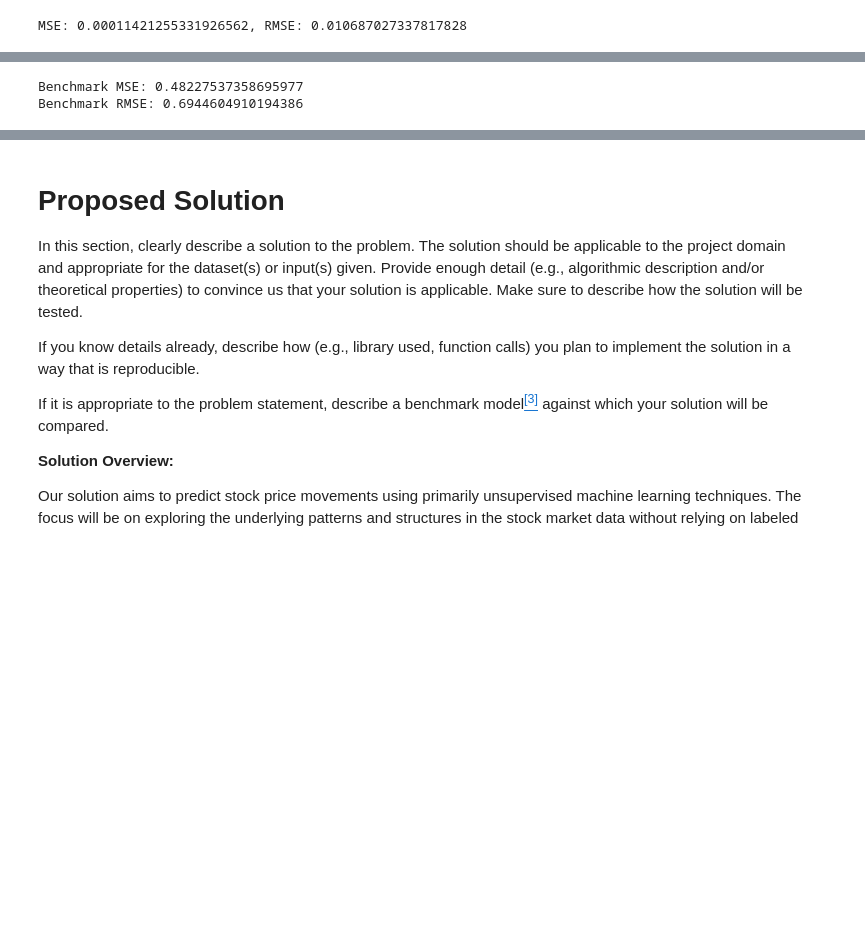
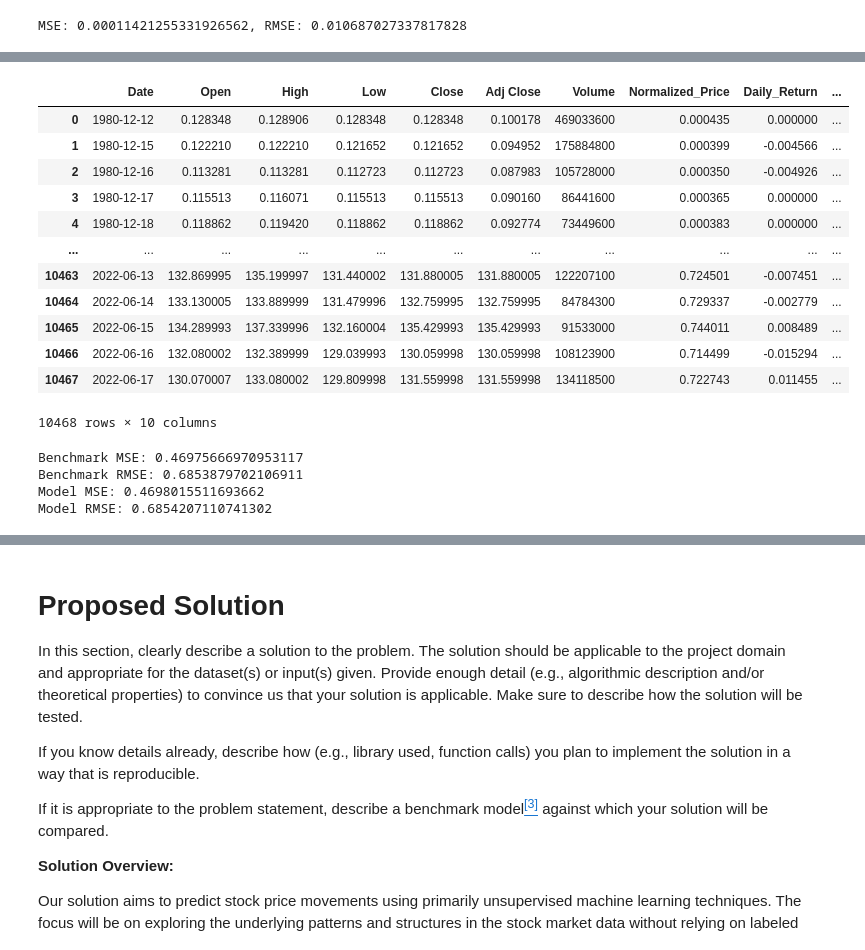
Before and after one commit to b9park/COGS118B_Group20, a Jupyter notebook: FinalProject_groupXXX.ipynb, the cells around one changed output, grey strips where cells are left out. Saved outputs shown, nothing was run; the diff lists cells and outputs as text; code cells hidden in the pictures; blank space fills up the shorter version.

```diff
--- a/FinalProject_groupXXX.ipynb
+++ b/FinalProject_groupXXX.ipynb
@@ -189,24 +174,43 @@ df
+# %%
+df['Overnight_Return'] = (df['Adj Close'] - df['Close']) / df['Close']
+df
+# %% [output]
+|  | Date | Open | High | Low | Close | Adj Close | Volume | Normalized_Price | Daily_Return | ... |
+| 0 | 1980-12-12 | 0.128348 | 0.128906 | 0.128348 | 0.128348 | 0.100178 | 469033600 | 0.000435 | 0.000000 | ... |
+| 1 | 1980-12-15 | 0.122210 | 0.122210 | 0.121652 | 0.121652 | 0.094952 | 175884800 | 0.000399 | -0.004566 | ... |
+| 2 | 1980-12-16 | 0.113281 | 0.113281 | 0.112723 | 0.112723 | 0.087983 | 105728000 | 0.000350 | -0.004926 | ... |
+| 3 | 1980-12-17 | 0.115513 | 0.116071 | 0.115513 | 0.115513 | 0.090160 | 86441600 | 0.000365 | 0.000000 | ... |
+| 4 | 1980-12-18 | 0.118862 | 0.119420 | 0.118862 | 0.118862 | 0.092774 | 73449600 | 0.000383 | 0.000000 | ... |
+| ... | ... | ... | ... | ... | ... | ... | ... | ... | ... | ... |
+| 10463 | 2022-06-13 | 132.869995 | 135.199997 | 131.440002 | 131.880005 | 131.880005 | 122207100 | 0.724501 | -0.007451 | ... |
+| 10464 | 2022-06-14 | 133.130005 | 133.889999 | 131.479996 | 132.759995 | 132.759995 | 84784300 | 0.729337 | -0.002779 | ... |
+| 10465 | 2022-06-15 | 134.289993 | 137.339996 | 132.160004 | 135.429993 | 135.429993 | 91533000 | 0.744011 | 0.008489 | ... |
+| 10466 | 2022-06-16 | 132.080002 | 132.389999 | 129.039993 | 130.059998 | 130.059998 | 108123900 | 0.714499 | -0.015294 | ... |
+| 10467 | 2022-06-17 | 130.070007 | 133.080002 | 129.809998 | 131.559998 | 131.559998 | 134118500 | 0.722743 | 0.011455 | ... |
+10468 rows × 10 columns
 # %%
 # Benchmark model
 
 # Shift the current price to the next day for a naive forecast
-df['Naive_Forecast'] = df['Close'].shift(1)
+df['Naive_Forecast'] = df['Adj Close'].shift(1)
 
 # Calculate the Mean Squared Error and Root Mean Squared Error for the benchmark model
-mse_benchmark = ((df['Close'] - df['Naive_Forecast']) ** 2).mean()
+mse_benchmark = ((df['Adj Close'] - df['Naive_Forecast']) ** 2).mean()
 rmse_benchmark = mse_benchmark ** 0.5
 
 print(f"Benchmark MSE: {mse_benchmark}")
 print(f"Benchmark RMSE: {rmse_benchmark}")
 
-df['Predicted_Price'] = df['Close'].shift(-1)  # Shifting upward to create a prediction for the next day
-mse_model = ((df['Close'][1:-1] - df['Predicted_Price'][1:-1]) ** 2).mean()
+df['Predicted_Price'] = df['Adj Close'].shift(-1)  # Shifting upward to create a prediction for the next day
+mse_model = ((df['Adj Close'][1:-1] - df['Predicted_Price'][1:-1]) ** 2).mean()
 rmse_model = mse_model ** 0.5
 print(f"Model MSE: {mse_model}")
 print(f"Model RMSE: {rmse_model}")
 # %% [output]
-Benchmark MSE: 0.48227537358695977
-Benchmark RMSE: 0.6944604910194386
+Benchmark MSE: 0.46975666970953117
+Benchmark RMSE: 0.6853879702106911
+Model MSE: 0.4698015511693662
+Model RMSE: 0.6854207110741302
 # %%
 # Compare benchmark with our model
 print(f"Difference in MSE: {mse_model - mse_benchmark}")
```
Also changed, not shown: parts of 4 cells of this notebook.
